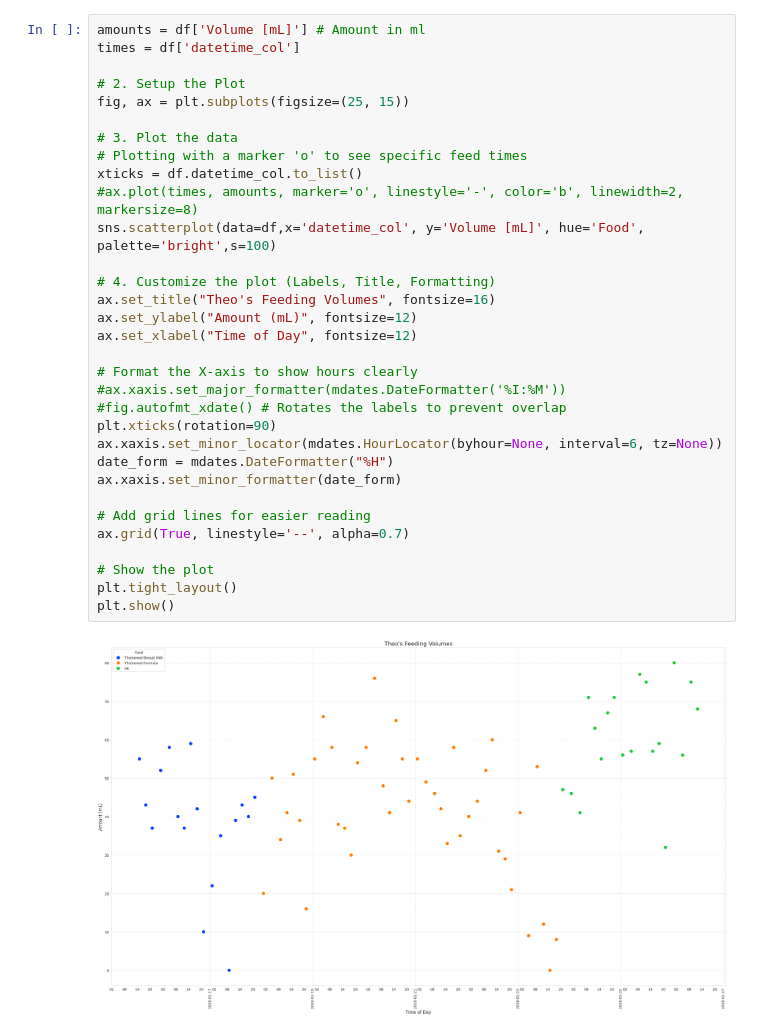
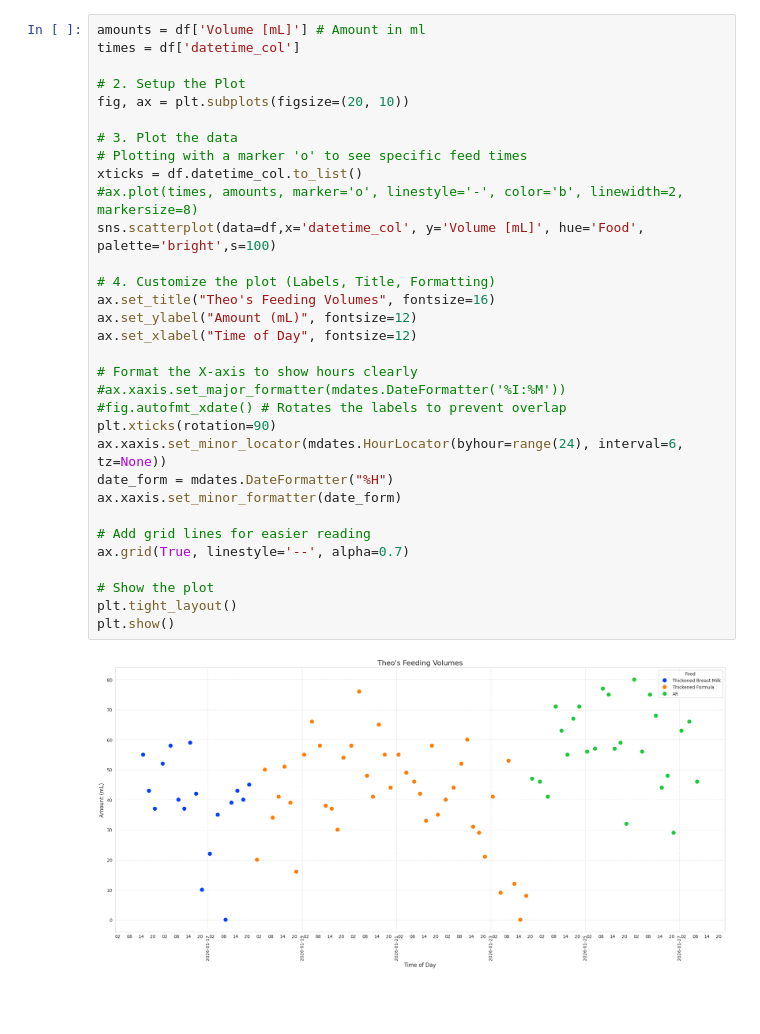
Before and after one commit to Juniper82/Theos-Feeding, a Jupyter notebook: Theo_Feeds.ipynb, the cells around one changed output. Cells and saved outputs as stored; diff of their text form; blank space fills up the shorter version.

```diff
--- a/Theo_Feeds.ipynb
+++ b/Theo_Feeds.ipynb
@@ -29,36 +36,36 @@ df.head()
 amounts = df['Volume [mL]'] # Amount in ml
 times = df['datetime_col']
 
 # 2. Setup the Plot
-fig, ax = plt.subplots(figsize=(25, 15))
+fig, ax = plt.subplots(figsize=(20, 10))
 
 # 3. Plot the data
 # Plotting with a marker 'o' to see specific feed times
 xticks = df.datetime_col.to_list()
 #ax.plot(times, amounts, marker='o', linestyle='-', color='b', linewidth=2, markersize=8)
 sns.scatterplot(data=df,x='datetime_col', y='Volume [mL]', hue='Food', palette='bright',s=100)
 
 # 4. Customize the plot (Labels, Title, Formatting)
 ax.set_title("Theo's Feeding Volumes", fontsize=16)
 ax.set_ylabel("Amount (mL)", fontsize=12)
 ax.set_xlabel("Time of Day", fontsize=12)
 
 # Format the X-axis to show hours clearly
 #ax.xaxis.set_major_formatter(mdates.DateFormatter('%I:%M'))
 #fig.autofmt_xdate() # Rotates the labels to prevent overlap
 plt.xticks(rotation=90)
-ax.xaxis.set_minor_locator(mdates.HourLocator(byhour=None, interval=6, tz=None))
+ax.xaxis.set_minor_locator(mdates.HourLocator(byhour=range(24), interval=6, tz=None))
 date_form = mdates.DateFormatter("%H")
 ax.xaxis.set_minor_formatter(date_form)
 
 # Add grid lines for easier reading
 ax.grid(True, linestyle='--', alpha=0.7)
 
 # Show the plot
 plt.tight_layout()
 plt.show()
 # %% [output]
-[figure, old version]
+[figure, new version]
 # %%
 # Create Bar Plot
 dailyTotals = df.groupby('Date')['Volume [mL]'].sum().reset_index()
```
Also changed, not shown: parts of 4 cells of this notebook.
